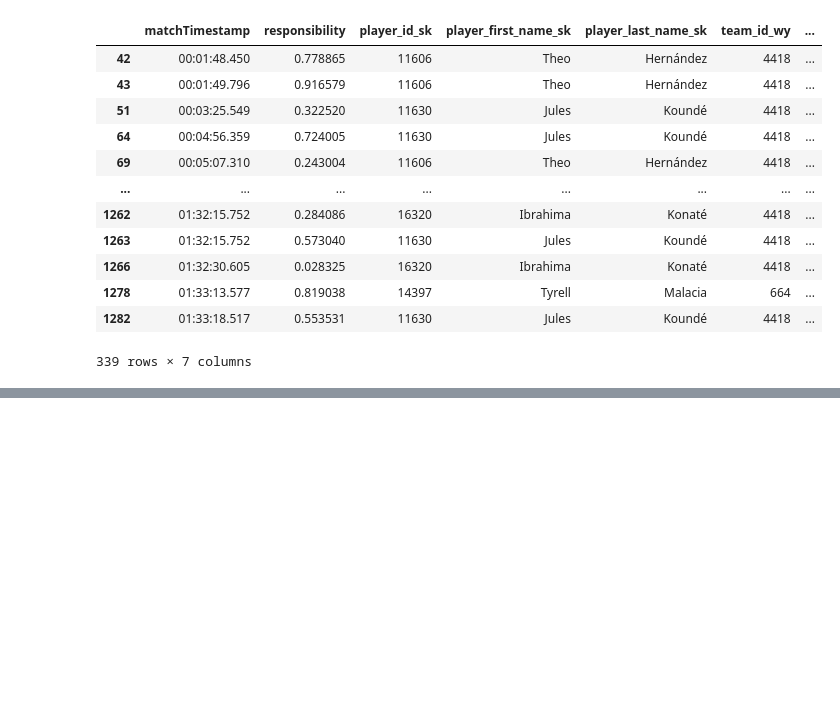
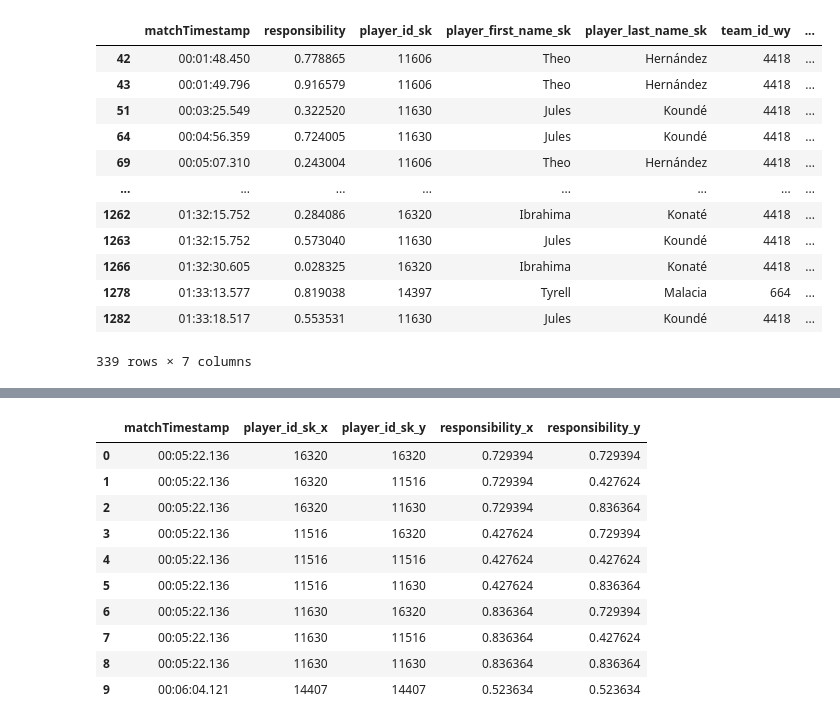
Before and after one commit to ariskoutris/defensive-passing-networks, a Jupyter notebook: src/resp.ipynb, the cells around one changed output, grey strips where cells are left out. Cells and saved outputs as stored; diff of their text form; code cells hidden in the pictures; blank space fills up the shorter version.

```diff
--- a/src/resp.ipynb
+++ b/src/resp.ipynb
@@ -582,0 +641,18 @@ df_resp_def
+# %%
+df_resp_def_2 = df_resp_def.groupby('matchTimestamp').filter(lambda x: len(x) >= 2)
+
+columns_2 = ['matchTimestamp', 'player_id_sk_x', 'player_id_sk_y', 'responsibility_x', 'responsibility_y']
+df_resp_def_joint = df_resp_def_2.merge(df_resp_def_2, on='matchTimestamp')[columns_2]
+df_resp_def_joint.head(10)
+# %% [output]
+|  | matchTimestamp | player_id_sk_x | player_id_sk_y | responsibility_x | responsibility_y |
+| 0 | 00:05:22.136 | 16320 | 16320 | 0.729394 | 0.729394 |
+| 1 | 00:05:22.136 | 16320 | 11516 | 0.729394 | 0.427624 |
+| 2 | 00:05:22.136 | 16320 | 11630 | 0.729394 | 0.836364 |
+| 3 | 00:05:22.136 | 11516 | 16320 | 0.427624 | 0.729394 |
+| 4 | 00:05:22.136 | 11516 | 11516 | 0.427624 | 0.427624 |
+| 5 | 00:05:22.136 | 11516 | 11630 | 0.427624 | 0.836364 |
+| 6 | 00:05:22.136 | 11630 | 16320 | 0.836364 | 0.729394 |
+| 7 | 00:05:22.136 | 11630 | 11516 | 0.836364 | 0.427624 |
+| 8 | 00:05:22.136 | 11630 | 11630 | 0.836364 | 0.836364 |
+| 9 | 00:06:04.121 | 14407 | 14407 | 0.523634 | 0.523634 |
```
Also changed, not shown: parts of 11 cells of this notebook.
